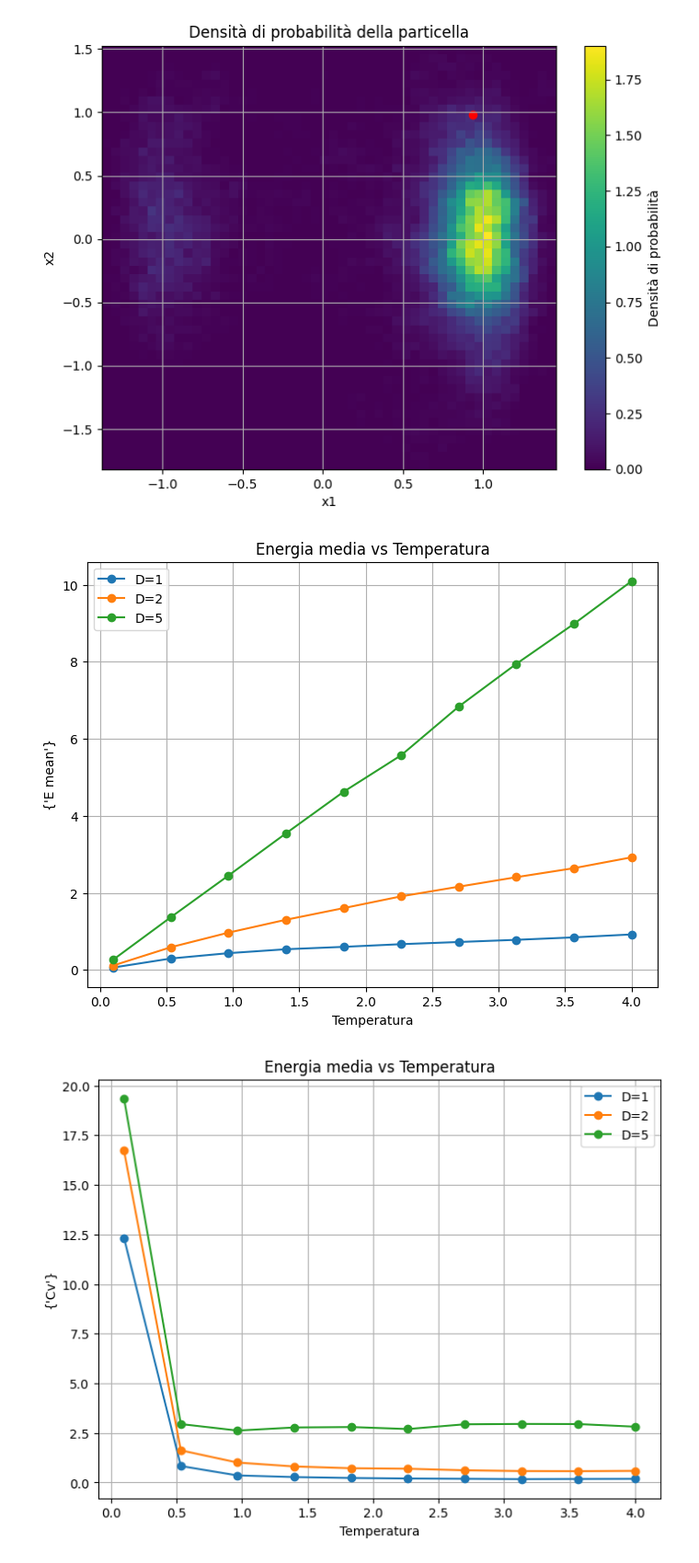
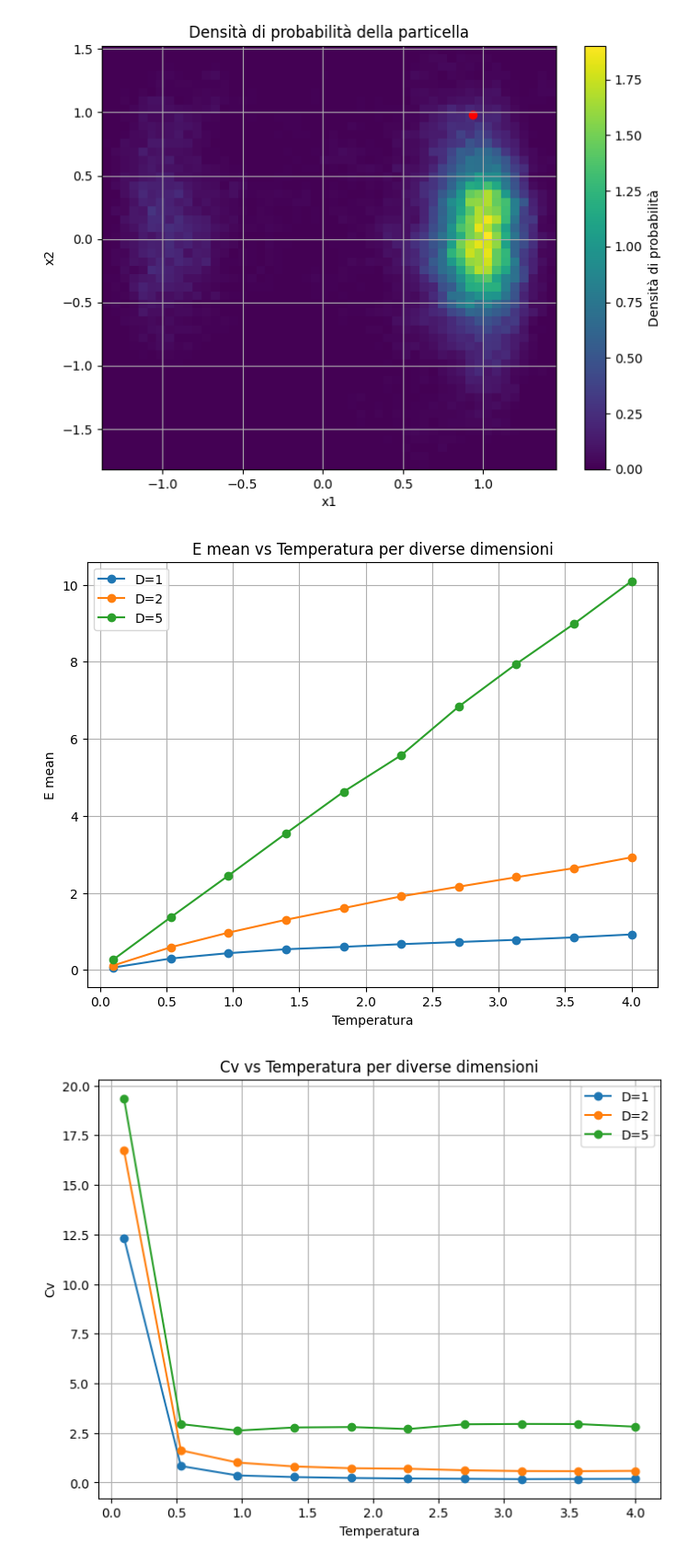
Before and after one commit to rpivi/JAX_Miscellany, a Jupyter notebook: JAX_Metropolis.ipynb, the cells around one changed output. Shown at 92% size. Saved outputs shown, nothing was run; the diff lists cells and outputs as text; code cells hidden in the pictures.

```diff
--- a/JAX_Metropolis.ipynb
+++ b/JAX_Metropolis.ipynb
@@ -154,27 +154,27 @@ for D in dimensions:
 # %%
 def plot_obs__D_T(results, dimensions, observable="E_mean"):
     plt.figure(figsize=(8,6))
 
     for D in dimensions:
         plt.plot(
             results[D]["T"],
             results[D][observable],
             marker='o',
             label=f"D={D}"
         )
 
     plt.xlabel("Temperatura")
-    plt.ylabel({observable.replace('_', ' ').capitalize()})
-    plt.title("Energia media vs Temperatura")
+    plt.ylabel(observable.replace('_', ' ').capitalize())
+    plt.title(f"{observable.replace('_', ' ').capitalize()} vs Temperatura per diverse dimensioni")
     plt.legend()
     plt.grid()
     plt.show()
 
 plot_obs__D_T(results, dimensions, "E_mean")
 plot_obs__D_T(results, dimensions, "Cv")
 # %% [output]
-[figure, old version]
+[figure, new version]
-[figure, old version]
+[figure, new version]
 # %%
 #termalizzazione: osserviamo come evolve l'energia media per due config. iniziali diverse
 n_steps = 200000
```
